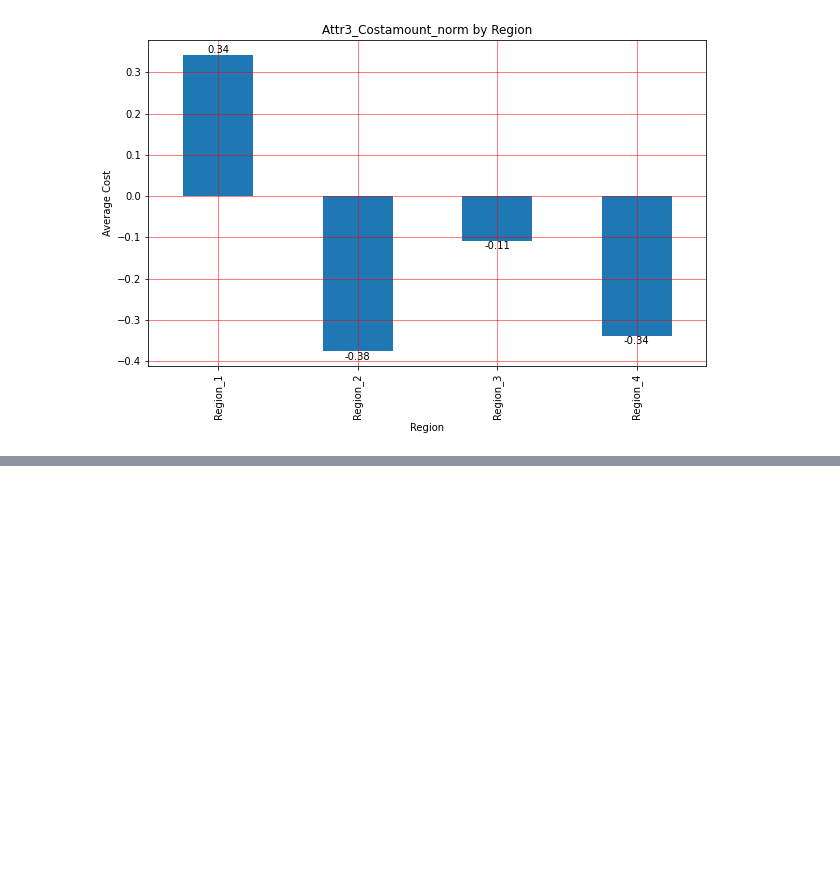
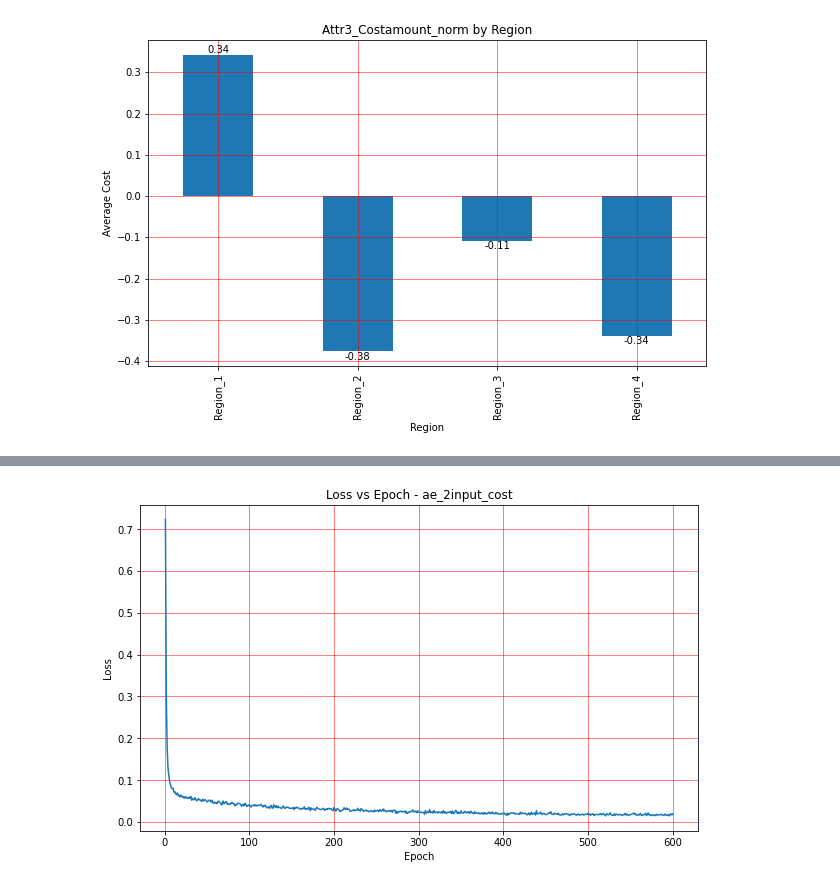
Before and after one commit to prasiyer/SKU_Clusters, a Jupyter notebook: Code/CMD_Cluster_Analysis.ipynb, the cells around one changed output, grey strips where cells are left out. Cells and saved outputs as stored; diff of their text form; code cells hidden in the pictures; blank space fills up the shorter version.

Commit message:
Hdbscan and AE implemented

```diff
--- a/Code/CMD_Cluster_Analysis.ipynb
+++ b/Code/CMD_Cluster_Analysis.ipynb
@@ -260,0 +284,12 @@ ax.bar_label(ax.containers[0], labels = [f'{x:,.02f}' for x in ax.containers[0].
+# %%
+cmd_data['kmeans_labels'] = cluster1_kmeans_labels
+# %%
+# create clusters using hdbscan
+cluster2_hdbscan = hdbscan.HDBSCAN(min_cluster_size = 15, min_samples = 10, gen_min_span_tree = True)
+cluster2_hdbscan_labels = cluster2_hdbscan.fit_predict(cmd_data[attr_for_clustering])
+cmd_data['hdbscan_labels'] = cluster2_hdbscan_labels
+# %%
+attr_for_clustering_ae = ['Attr1_Str_qu', 'Attr2_OpPr_qu',
+       'Attr4_RdDi_norm', 'Attr5_BrDi_norm', 'Attr5_Str_Type1',
+       'Attr5_Str_Type2', 'Attr5_Str_Type3', 'Attr6_Major_Type1',
+       'Attr6_Major_Type2', 'Attr9_Frctn0', 'Attr9_Frctn1', 'Attr10_Snsr0', 'Attr10_Snsr1']
@@ -260,0 +334,4 @@ ax.bar_label(ax.containers[0], labels = [f'{x:,.02f}' for x in ax.containers[0].
+# %%
+# fit the model
+#ae_2input_cost_hist = ae_2input_cost.fit(cmd_data[attr_for_clustering_ae], cmd_data['Attr3_Costamount_norm'], epochs = 600, batch_size = 16, shuffle = True)
+ae_2input_cost_hist = ae_2input_cost.fit(cmd_data[attr_for_clustering_ae], cmd_data[attr_for_clustering_ae], epochs = 600, batch_size = 16, shuffle = True)
@@ -260,0 +360,9 @@ ax.bar_label(ax.containers[0], labels = [f'{x:,.02f}' for x in ax.containers[0].
+# %%
+plt.figure(figsize = (10, 6))
+ax = sns.lineplot(x = range(1, len(ae_2input_cost_hist.history['loss'])+1), y = ae_2input_cost_hist.history['loss'])
+ax.set_xlabel('Epoch')
+ax.set_ylabel('Loss')
+ax.set_title('Loss vs Epoch - ae_2input_cost')
+ax.grid(linestyle='-', linewidth='0.5', color='red')
+# %% [output]
+[figure, added]
```
Also changed, not shown: parts of 15 cells of this notebook.
